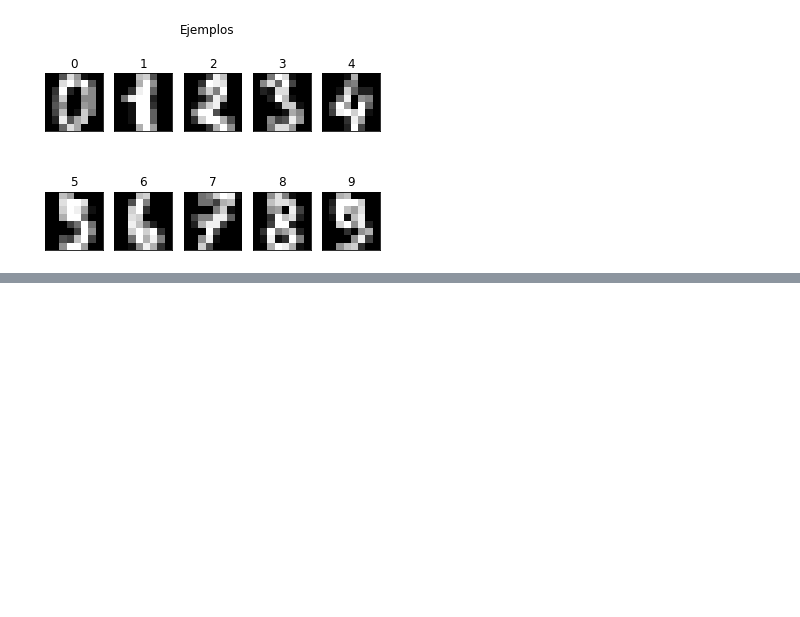
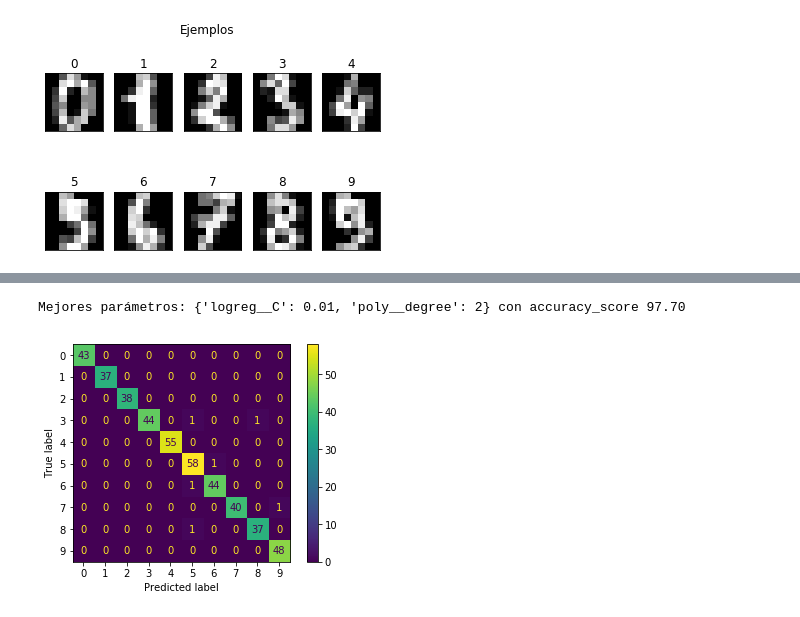
Before and after one commit to cazdlt/MLPython, a Jupyter notebook: clasificadores.ipynb, the cells around one changed output, grey strips where cells are left out. Saved outputs shown, nothing was run; the diff lists cells and outputs as text; code cells hidden in the pictures; blank space fills up the shorter version.

Commit message:
Implementada regresión logística

```diff
--- a/clasificadores.ipynb
+++ b/clasificadores.ipynb
@@ -93,0 +106,35 @@ En los dos primeros componentes se confunden varios números
+# %%
+#Regresión logística sin PCA
+from sklearn.linear_model import LogisticRegression
+from sklearn import metrics
+from sklearn.preprocessing import PolynomialFeatures
+from sklearn.pipeline import Pipeline
+from sklearn.model_selection import GridSearchCV
+
+poly=PolynomialFeatures(include_bias=False)
+logreg=LogisticRegression(random_state=42,max_iter=10000)
+pipe=Pipeline(steps=[
+        ("poly",poly),
+        ("logreg",logreg)
+])
+
+
+
+param_grid = [{
+    'poly__degree': [1,2],
+    'logreg__C': [0.01,1,100],
+}]
+
+# pipe.set_params(poly__degree=1,logreg__C=1)
+# pipe.fit(X_train,y_train)
+# y_pred=pipe.predict(X_test)
+# score=metrics.accuracy_score(y_test,y_pred)
+# print(score)
+
+search=GridSearchCV(pipe,param_grid=param_grid,cv=3)
+search.fit(X_train,y_train)
+metrics.plot_confusion_matrix(search,X_test,y_test)
+print(f"Mejores parámetros: {search.best_params_} con accuracy_score {100*search.best_score_:.2f}")
+# %% [output]
+Mejores parámetros: {'logreg__C': 0.01, 'poly__degree': 2} con accuracy_score 97.70
+[figure, added]
```
Also changed, not shown: parts of 5 cells of this notebook, 1 other file.
